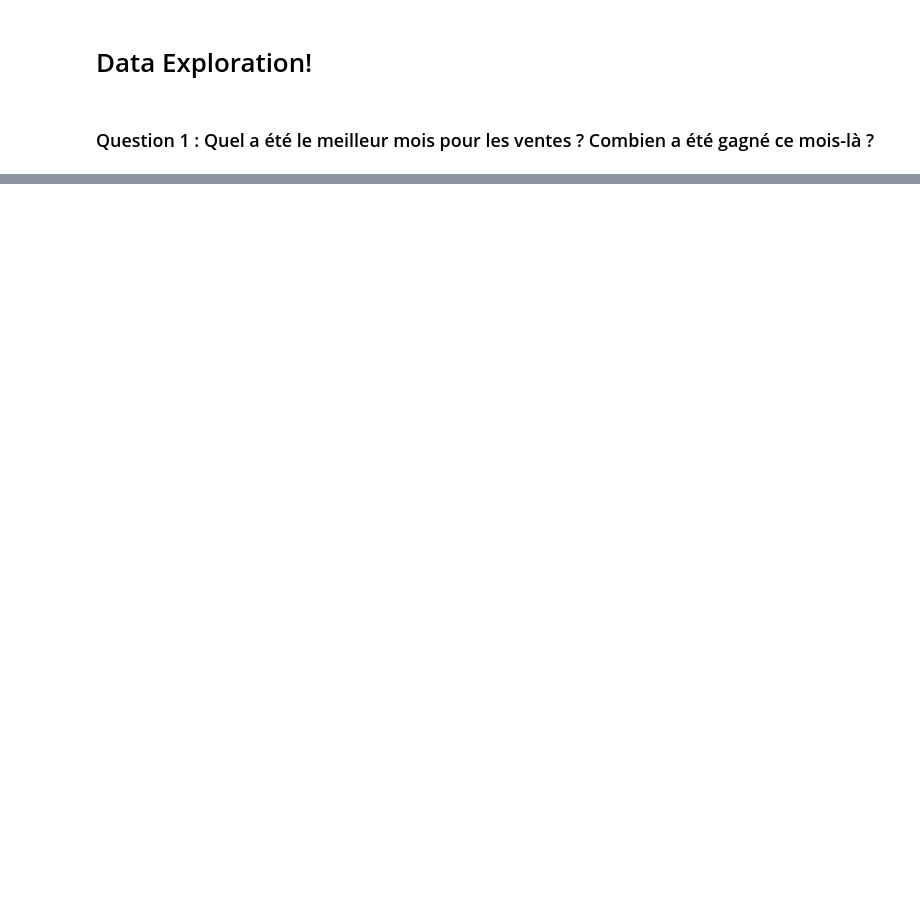
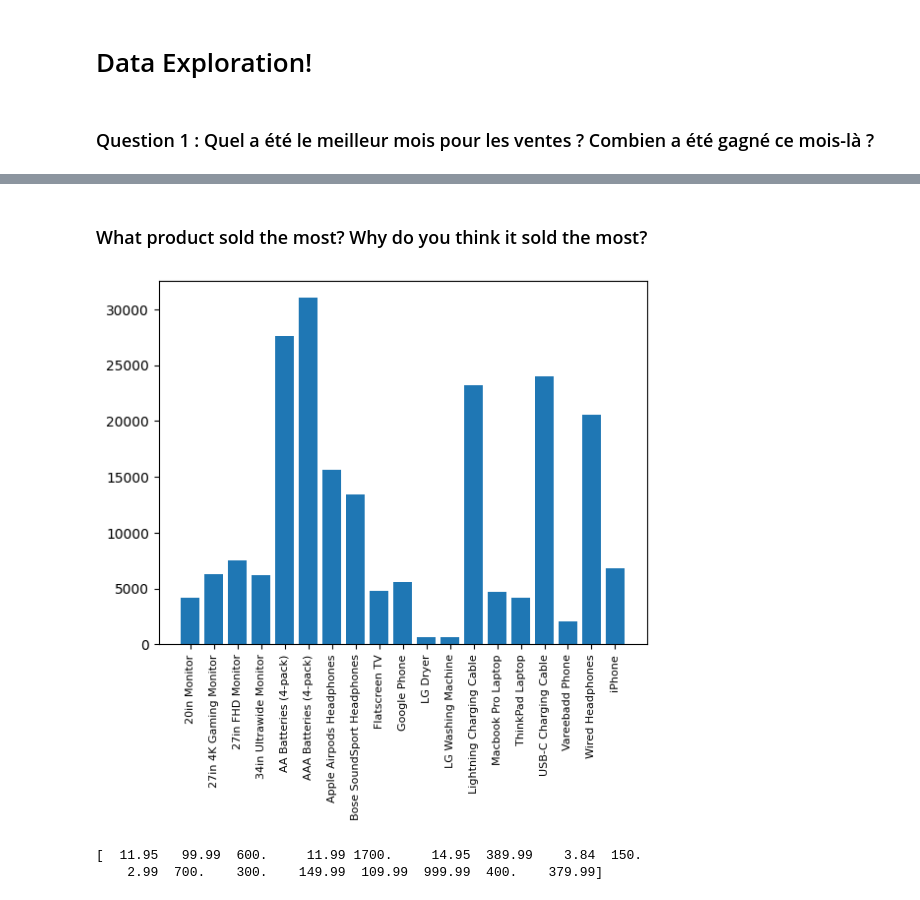
Before and after one commit to lapinRagnar/analyse-de-vente-pandas-python-datascience, a Jupyter notebook: analyse.ipynb, the cells around one changed output, grey strips where cells are left out. Cells and saved outputs as stored; diff of their text form; code cells hidden in the pictures; blank space fills up the shorter version.

```diff
--- a/analyse.ipynb
+++ b/analyse.ipynb
@@ -147,0 +262,7 @@ all_data.groupby(['Month']).sum()
+# %%
+# https://stackoverflow.com/questions/43348194/pandas-select-rows-if-id-appear-several-time
+df = all_data[all_data['Order ID'].duplicated(keep=False)]
+
+# Referenced: https://stackoverflow.com/questions/27298178/concatenate-strings-from-several-rows-using-pandas-groupby
+df['Grouped'] = df.groupby('Order ID')['Product'].transform(lambda x: ','.join(x))
+df2 = df[['Order ID', 'Grouped']].drop_duplicates()
@@ -147,0 +299,36 @@ all_data.groupby(['Month']).sum()
+# %% [markdown]
+### What product sold the most? Why do you think it sold the most?
+# %%
+product_group = all_data.groupby('Product')
+quantity_ordered = product_group.sum()['Quantity Ordered']
+
+keys = [pair for pair, df in product_group]
+plt.bar(keys, quantity_ordered)
+plt.xticks(keys, rotation='vertical', size=8)
+plt.show()
+# %% [output]
+[figure, added]
+# %%
+# Referenced: https://stackoverflow.com/questions/14762181/adding-a-y-axis-label-to-secondary-y-axis-in-matplotlib
+
+all_data['Price Each'] = pd.to_numeric(all_data['Price Each'], errors='coerce')
+print(all_data['Price Each'].unique())
+
+# prices = all_data.groupby('Product').mean()['Price Each']
+
+
+# fig, ax1 = plt.subplots()
+
+# ax2 = ax1.twinx()
+# ax1.bar(keys, quantity_ordered, color='g')
+# ax2.plot(keys, prices, color='b')
+
+# ax1.set_xlabel('Product Name')
+# ax1.set_ylabel('Quantity Ordered', color='g')
+# ax2.set_ylabel('Price ($)', color='b')
+# ax1.set_xticklabels(keys, rotation='vertical', size=8)
+
+# fig.show()
+# %% [output]
+[  11.95   99.99  600.     11.99 1700.     14.95  389.99    3.84  150.
+    2.99  700.    300.    149.99  109.99  999.99  400.    379.99]
```
Also changed, not shown: parts of 11 cells of this notebook, 1 other file.
